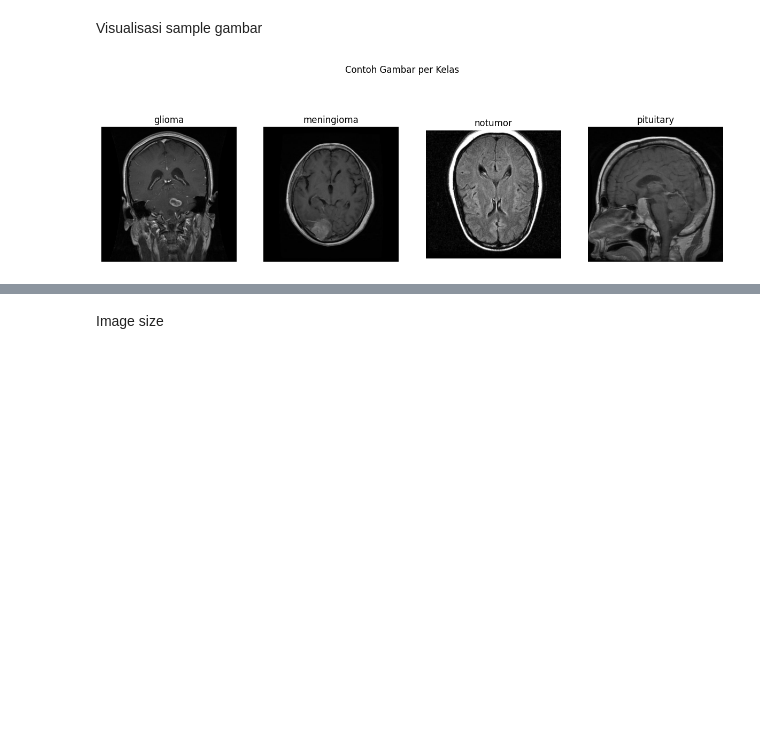
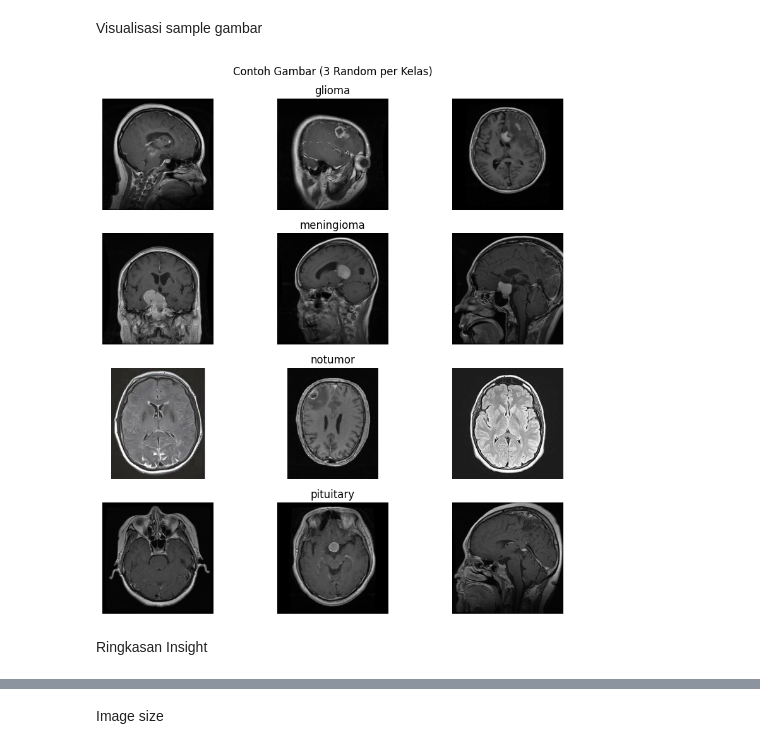
Before and after one commit to irsyamokta/neuroinsight-ml, a Jupyter notebook: notebook/neuroinsight.ipynb, the cells around one changed output, grey strips where cells are left out. Saved outputs shown, nothing was run; the diff lists cells and outputs as text; code cells hidden in the pictures; blank space fills up the shorter version.

```diff
--- a/notebook/neuroinsight.ipynb
+++ b/notebook/neuroinsight.ipynb
@@ -99,0 +106,12 @@ plt.show()
+# %%
+sizes, modes = [], []
+
+for cls in classes:
+    path = os.path.join(train_dir, cls)
+    for img in os.listdir(path):
+        image = Image.open(os.path.join(path, img))
+        sizes.append(image.size)
+        modes.append(image.mode)
+
+print("Resolusi unik:", Counter(sizes))
+print("Tipe warna:", Counter(modes))
@@ -100,16 +163,19 @@ plt.show()
 # %% [markdown]
 Visualisasi sample gambar
 # %%
-fig, axes = plt.subplots(1, 4, figsize=(15, 5))
+fig, axes = plt.subplots(len(classes), 3, figsize=(9, 9))
 for i, cls in enumerate(classes):
     path = os.path.join(train_dir, cls)
-    img = random.choice(os.listdir(path))
-    img_path = os.path.join(path, img)
-    image = Image.open(img_path)
-    axes[i].imshow(image)
-    axes[i].set_title(cls)
-    axes[i].axis('off')
-plt.suptitle("Contoh Gambar per Kelas")
+    for j in range(3):
+        img = random.choice(os.listdir(path))
+        image = Image.open(os.path.join(path, img))
+        axes[i, j].imshow(image, cmap='gray')
+        axes[i, j].set_title(cls if j==1 else "")
+        axes[i, j].axis('off')
+plt.suptitle("Contoh Gambar (3 Random per Kelas)")
+plt.tight_layout()
 plt.show()
 # %% [output]
-[figure, old version]
+[figure, new version]
+# %% [markdown]
+Ringkasan Insight
```
Also changed, not shown: parts of 31 cells of this notebook.
